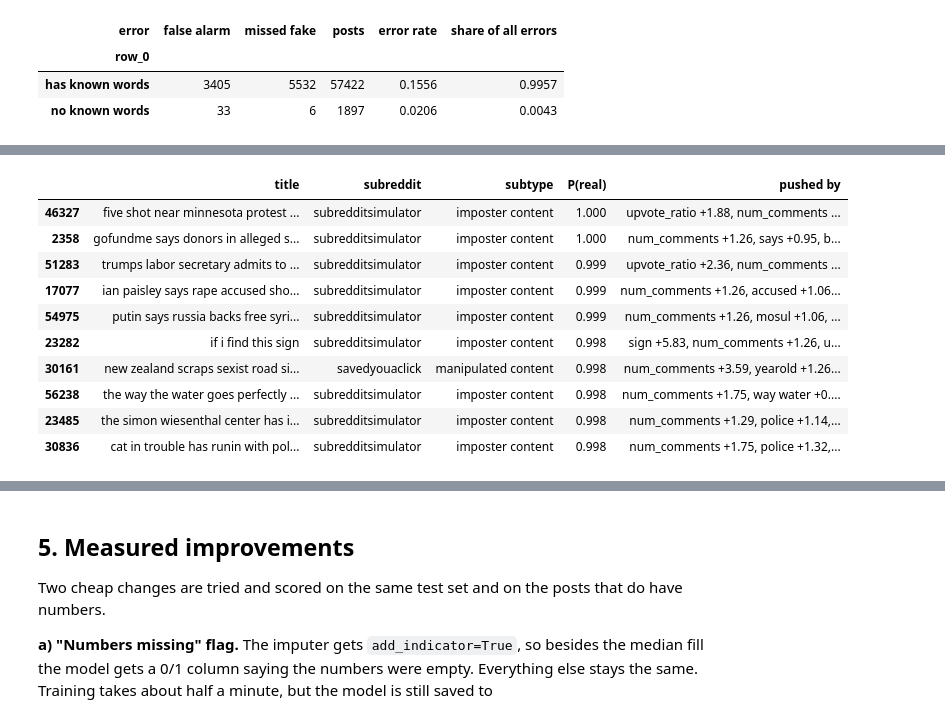
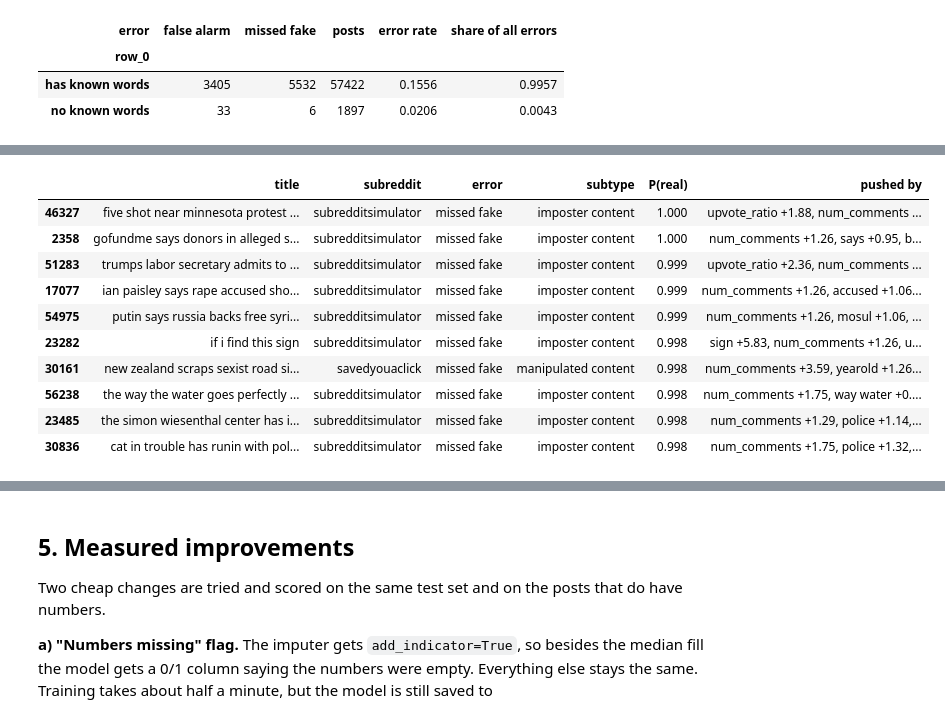
Before and after one commit to Turmenas/AI-based_fake-news-detection, a Jupyter notebook: notebooks/07_error_analysis.ipynb, the cells around one changed output, grey strips where cells are left out. Drawn from its saved outputs; the diff is of its cells as text; code cells hidden in the pictures.

```diff
--- a/notebooks/07_error_analysis.ipynb
+++ b/notebooks/07_error_analysis.ipynb
@@ -33,12 +33,12 @@ Every test post gets a probability of being real. With the default 0.5 threshold
 * **false alarm** - a real post called fake.
 # %%
 def scores(y, pred):
-    p, r, f, _ = precision_recall_fscore_support(y, pred, labels=[0, 1], zero_division=0)
+    p, r, f, _ = precision_recall_fscore_support(y, pred)
     return {"accuracy": accuracy_score(y, pred), "macro F1": f.mean(), "fake recall": r[0], "real recall": r[1]}
 
 proba = model.predict_proba(X_test)[:, 1]  # tikimybe, kad irasas tikras
 pred = (proba >= 0.5).astype(int)
-test["proba"], test["pred"] = proba, pred
+test["proba"] = proba
 test["error"] = np.select([(y_test == 0) & (pred == 1), (y_test == 1) & (pred == 0)], ["missed fake", "false alarm"], "correct")
 print(pd.Series(scores(y_test, pred)).round(4))
 test["error"].value_counts()
@@ -177,7 +164,6 @@ Xt = model[:-1].transform(X_test)  # tie patys 50 003 stulpeliai, kuriuos mato m
 names = pd.Index(model[:-1].get_feature_names_out()).str.split("__", n=1).str[1]
 contrib = Xt.multiply(model[-1].coef_[0]).tocsr()  # kiek kiekvienas zodis ar skaicius pastume irasa link tikra (+) ar netikra (-)
 known = Xt[:, :-3].getnnz(axis=1)  # kiek antrastes zodziu modelis is viso pazista
-test["known words"] = known
 print("Posts with no known words:", (known == 0).sum())
 error_table(pd.Series(np.where(known == 0, "no known words", "has known words"), index=test.index)).round(4)
 # %% [output]
@@ -219,30 +188,31 @@ pd.DataFrame({k: wrong_pushers(k).round(1).reset_index().apply(lambda r: f"{r.il
 # %%
 def pushed_by(i, k=3):
     row = contrib[i]
     s = pd.Series(row.data, index=names[row.indices])
     s = s[np.sign(s) == (1 if pred[i] == 1 else -1)]  # tik tai, kas stume link klaidingo atsakymo
     return ", ".join(f"{w} {s[w]:+.2f}" for w in s.abs().nlargest(k).index)
 
-def worst(kind, n=10):
-    rows = test[test["error"] == kind].nlargest(n, "confidence")  # labiausiai uztikrintos klaidos
-    return pd.DataFrame({"title": rows["clean_title"], "subreddit": rows["subreddit"],
+def show(rows):
+    return pd.DataFrame({"title": rows["clean_title"], "subreddit": rows["subreddit"], "error": rows["error"],
                          "subtype": rows["6_way_label"].map(SUBTYPES), "P(real)": rows["proba"].round(3),
                          "pushed by": [pushed_by(i) for i in rows.index]})
 
+worst = lambda kind: show(test[test["error"] == kind].nlargest(10, "confidence"))  # labiausiai uztikrintos klaidos
+
 pd.set_option("display.max_colwidth", 80)
 worst("missed fake")
 # %% [output]
-|  | title | subreddit | subtype | P(real) | pushed by |
-| 46327 | five shot near minnesota protest ... | subredditsimulator | imposter content | 1.000 | upvote_ratio +1.88, num_comments ... |
-| 2358 | gofundme says donors in alleged s... | subredditsimulator | imposter content | 1.000 | num_comments +1.26, says +0.95, b... |
-| 51283 | trumps labor secretary admits to ... | subredditsimulator | imposter content | 0.999 | upvote_ratio +2.36, num_comments ... |
-| 17077 | ian paisley says rape accused sho... | subredditsimulator | imposter content | 0.999 | num_comments +1.26, accused +1.06... |
-| 54975 | putin says russia backs free syri... | subredditsimulator | imposter content | 0.999 | num_comments +1.26, mosul +1.06, ... |
-| 23282 | if i find this sign | subredditsimulator | imposter content | 0.998 | sign +5.83, num_comments +1.26, u... |
-| 30161 | new zealand scraps sexist road si... | savedyouaclick | manipulated content | 0.998 | num_comments +3.59, yearold +1.26... |
-| 56238 | the way the water goes perfectly ... | subredditsimulator | imposter content | 0.998 | num_comments +1.75, way water +0.... |
-| 23485 | the simon wiesenthal center has i... | subredditsimulator | imposter content | 0.998 | num_comments +1.29, police +1.14,... |
-| 30836 | cat in trouble has runin with pol... | subredditsimulator | imposter content | 0.998 | num_comments +1.75, police +1.32,... |
+|  | title | subreddit | error | subtype | P(real) | pushed by |
+| 46327 | five shot near minnesota protest ... | subredditsimulator | missed fake | imposter content | 1.000 | upvote_ratio +1.88, num_comments ... |
+| 2358 | gofundme says donors in alleged s... | subredditsimulator | missed fake | imposter content | 1.000 | num_comments +1.26, says +0.95, b... |
+| 51283 | trumps labor secretary admits to ... | subredditsimulator | missed fake | imposter content | 0.999 | upvote_ratio +2.36, num_comments ... |
+| 17077 | ian paisley says rape accused sho... | subredditsimulator | missed fake | imposter content | 0.999 | num_comments +1.26, accused +1.06... |
+| 54975 | putin says russia backs free syri... | subredditsimulator | missed fake | imposter content | 0.999 | num_comments +1.26, mosul +1.06, ... |
+| 23282 | if i find this sign | subredditsimulator | missed fake | imposter content | 0.998 | sign +5.83, num_comments +1.26, u... |
+| 30161 | new zealand scraps sexist road si... | savedyouaclick | missed fake | manipulated content | 0.998 | num_comments +3.59, yearold +1.26... |
+| 56238 | the way the water goes perfectly ... | subredditsimulator | missed fake | imposter content | 0.998 | num_comments +1.75, way water +0.... |
+| 23485 | the simon wiesenthal center has i... | subredditsimulator | missed fake | imposter content | 0.998 | num_comments +1.29, police +1.14,... |
+| 30836 | cat in trouble has runin with pol... | subredditsimulator | missed fake | imposter content | 0.998 | num_comments +1.75, police +1.32,... |
 # %%
 worst("false alarm")
 # %% [output]
```
Also changed, not shown: parts of 6 cells of this notebook.
